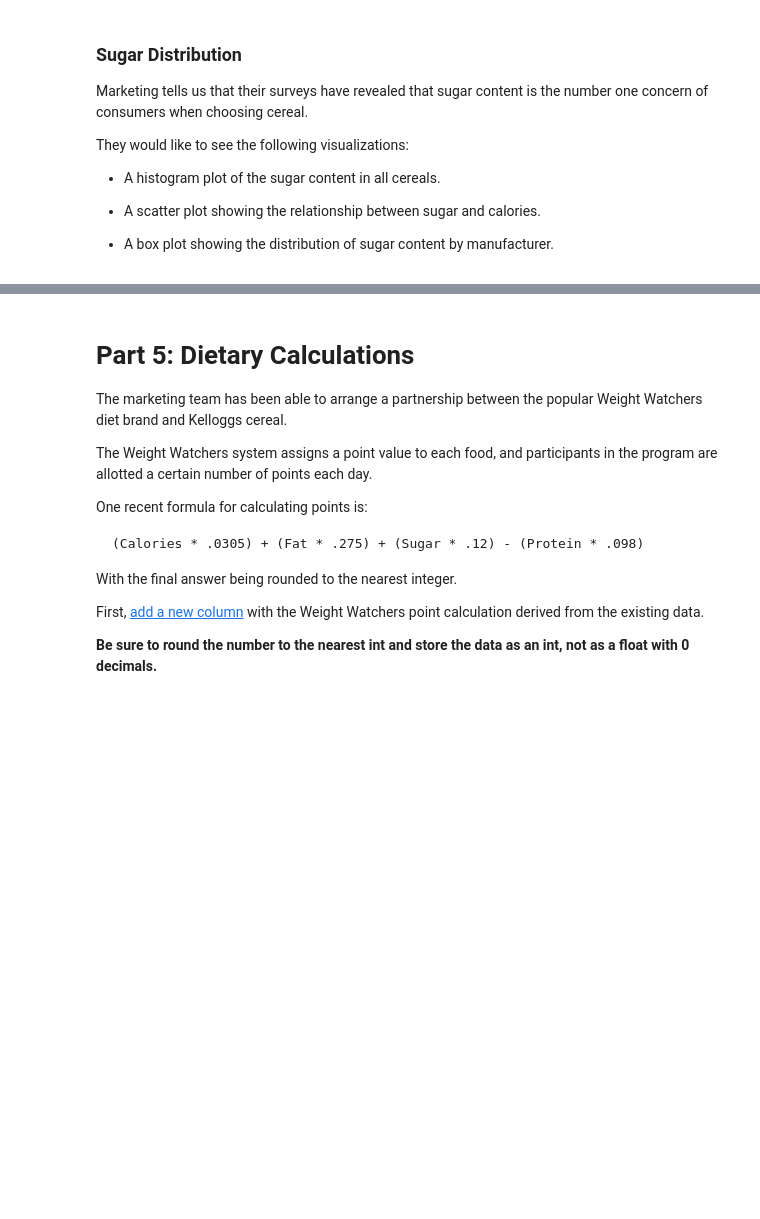
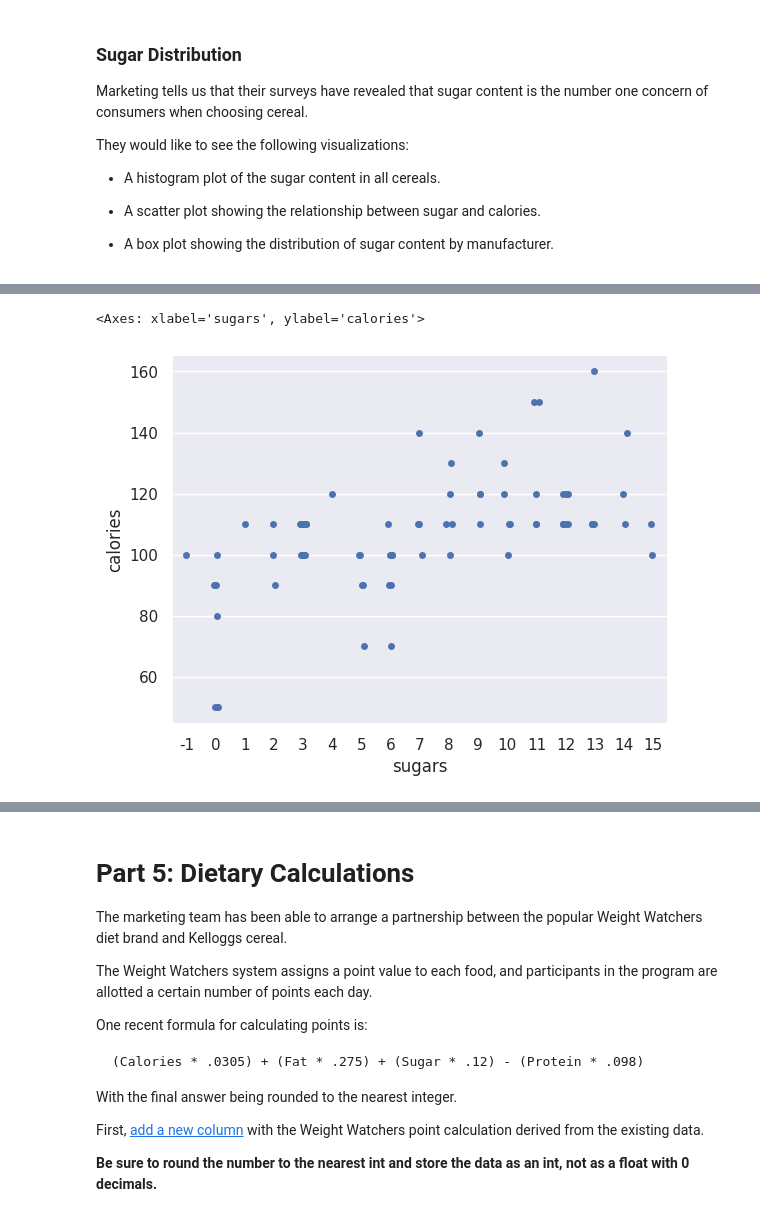
Before and after one commit to ryjason/CalculatorApp, a Jupyter notebook: notebooks/Exploration_02.ipynb, the cells around one changed output, grey strips where cells are left out. Cells and saved outputs as stored; diff of their text form; code cells hidden in the pictures; blank space fills up the shorter version.

```diff
--- a/notebooks/Exploration_02.ipynb
+++ b/notebooks/Exploration_02.ipynb
@@ -142,0 +150,5 @@ They would like to see the following visualizations:
+# %%
+sns.stripplot(data=data, x="sugars", y="calories")
+# %% [output]
+<Axes: xlabel='sugars', ylabel='calories'>
+[figure, added]
```
Also changed, not shown: parts of 5 cells of this notebook.
